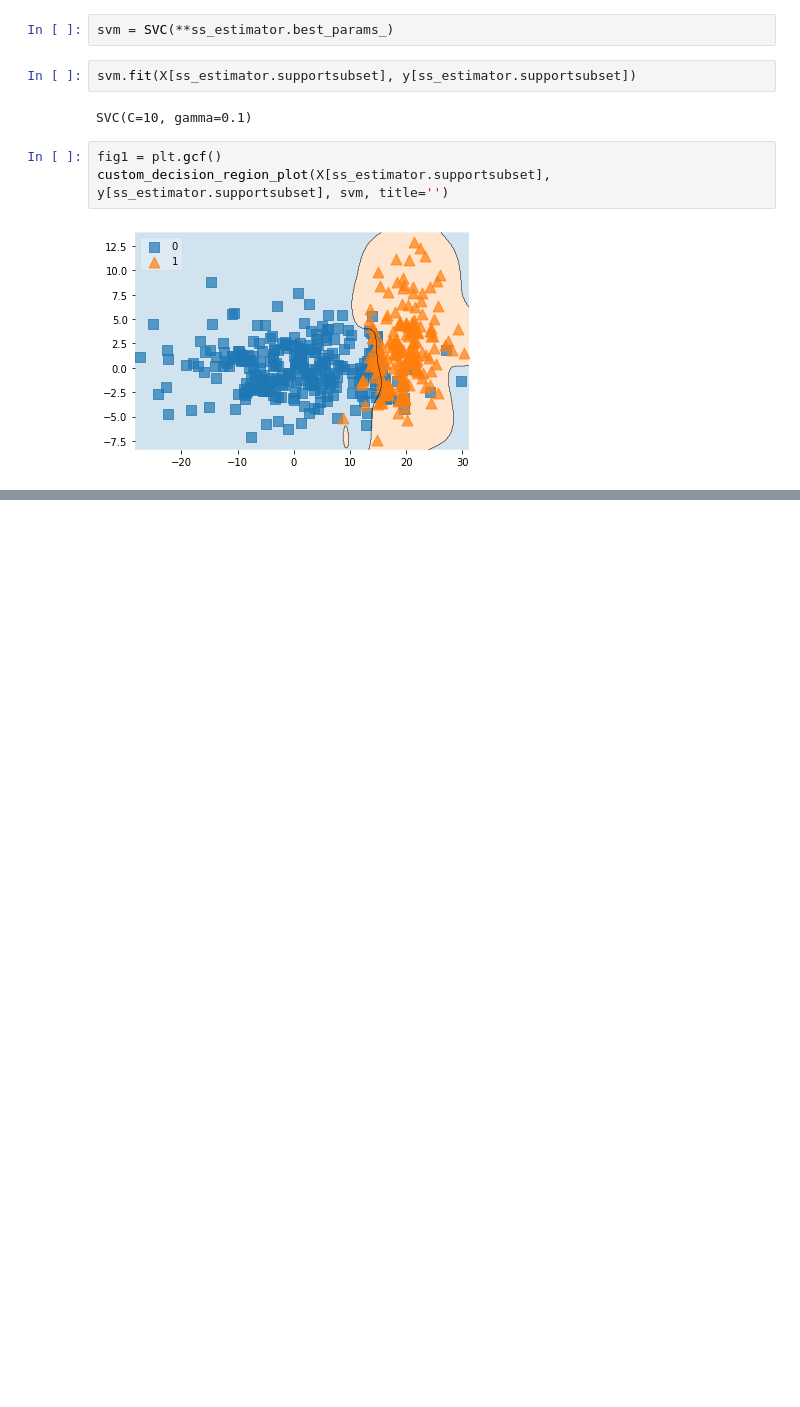
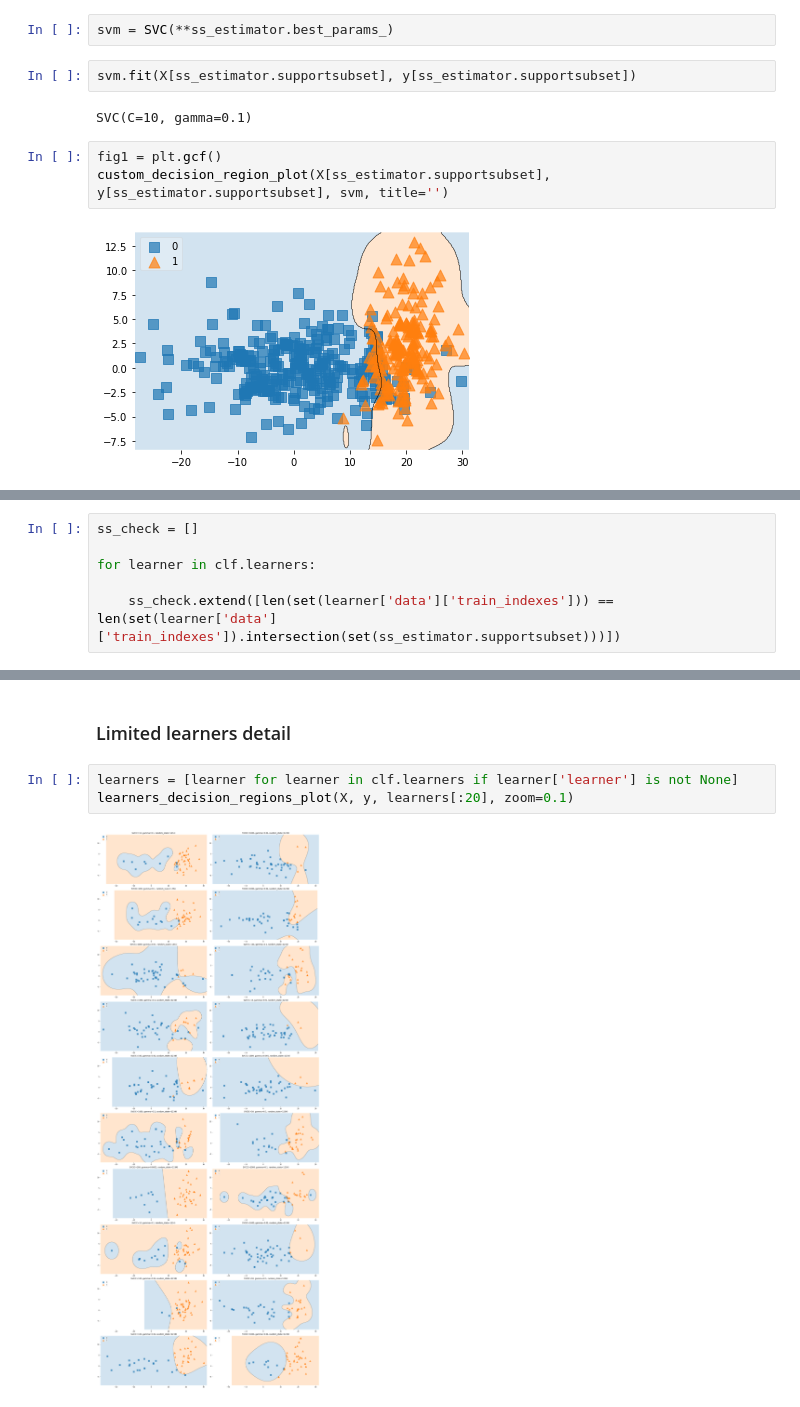
Before and after one commit to Vacek-Ace/support_subset_ensemble, a Jupyter notebook: notebooks/pruebas_ssmoe.ipynb, the cells around one changed output, grey strips where cells are left out. Saved outputs shown, nothing was run; the diff lists cells and outputs as text; blank space fills up the shorter version.

```diff
--- a/notebooks/pruebas_ssmoe.ipynb
+++ b/notebooks/pruebas_ssmoe.ipynb
@@ -87,0 +98,6 @@ plot_toy_set(X[ss_estimator.supportsubset], y[ss_estimator.supportsubset], 'Over
+# %%
+ss_check = []
+
+for learner in clf.learners:
+
+    ss_check.extend([len(set(learner['data']['train_indexes'])) == len(set(learner['data']['train_indexes']).intersection(set(ss_estimator.supportsubset)))])
@@ -87,0 +124,7 @@ plot_toy_set(X[ss_estimator.supportsubset], y[ss_estimator.supportsubset], 'Over
+# %% [markdown]
+### Limited learners detail
+# %%
+learners = [learner for learner in clf.learners if learner['learner'] is not None]
+learners_decision_regions_plot(X, y, learners[:20], zoom=0.1)
+# %% [output]
+[figure, added]
```
Also changed, not shown: parts of 12 cells of this notebook, 1 other file.
